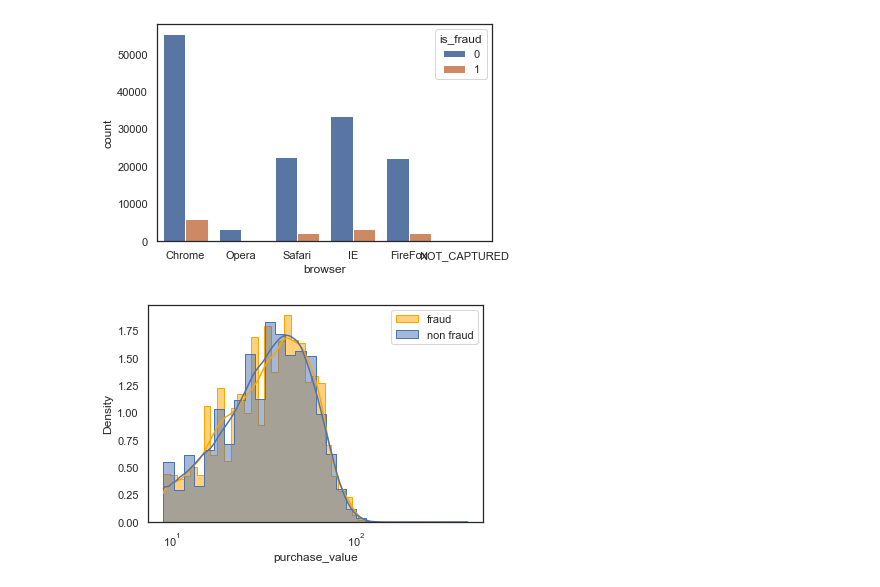
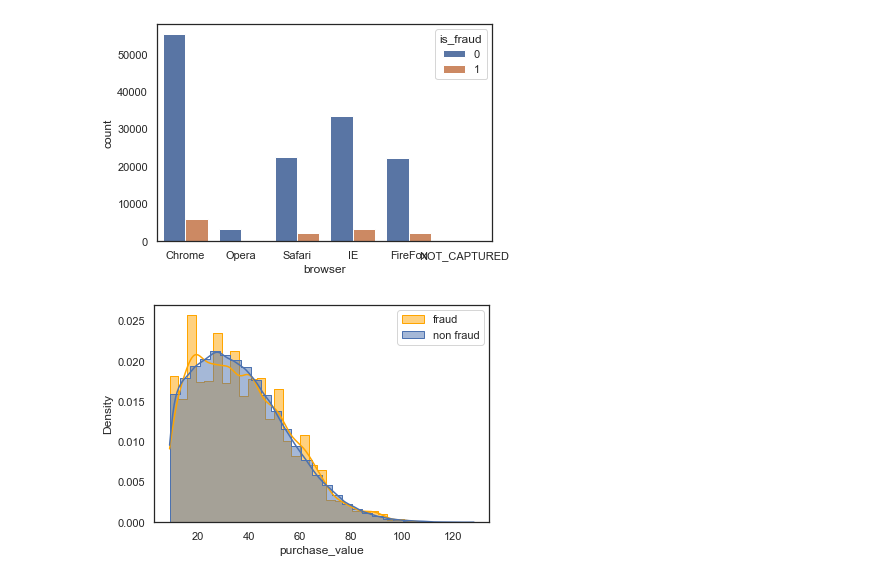
Before and after one commit to TeoTzeShuen/school, a Jupyter notebook: Individual Project/project.ipynb, the cells around one changed output. Saved outputs shown, nothing was run; the diff lists cells and outputs as text; code cells hidden in the pictures.

Commit message:
Cleaned this up abit further.
New df for cleaned data, 'df_clean'
Some new annotations

```diff
--- a/Individual Project/project.ipynb
+++ b/Individual Project/project.ipynb
@@ -69,8 +69,8 @@ dtype: float64
 # %%
-df_rm = df.copy()
-df_rm = df_rm.dropna(axis=0, how='any') # copy df & drop rows with missing values
-print(df_rm.isnull().sum()) # check that df_rm has no missing values
-print(len(df_rm.index))
+df_clean = df.copy()
+df_clean = df_clean.dropna(axis=0, how='any') # copy df & drop rows with missing values
+print(df_clean.isnull().sum()) # check that df_clean has no missing values
+print(len(df_clean.index))
 # %% [output]
 user_id           0
 purchase_value    0
@@ -95,5 +96,5 @@ sns.boxplot(data=df['purchase_value'])
 # %%
 # massive outliers here - dictionary says value should be capped at 400, so we will hard cap the value at that and remove outliers.
-# NOTE please annotate and explain the use of this
-df_im = df.copy()
-df_im['purchase_value'] = df_im['purchase_value'].mask(df_im['purchase_value']>400,400)
+# copy df to df_im, with the condition to remove rows in which purchase value is over 400.
+# https://stackoverflow.com/questions/41800424/remove-rows-in-python-less-than-a-certain-value
+df_clean = df_clean[~(df_clean['purchase_value'] >= 400)]
@@ -130,21 +138,21 @@ sns.countplot(data=df, x='browser', hue='is_fraud')
 # %%
 # Deleted the old, non-regex way which involved splitting the data into 2 dfs. This is cleaner
 
 # Plotted in seaborn. I prefer how it looks. - https://seaborn.pydata.org/generated/seaborn.histplot.html
 # Done with regex - https://kanoki.org/2019/11/12/how-to-use-regex-in-pandas/
 
 # A few comments on the params passed
 # bins=30 - we choose a lower bin value so that the histogram is less 'spotty', won't affect kde anyways
 # stat='density' - This normalizes the areas of both hisotgrams to 1, making them directly comparable
 #           - (pct(%) or probability would result in the non fraud hist being notably smaller.)
 # kde - kernel density emulation helps us build an easily readable smoothed probabiltiy line, making the skew easy to see
 # log_scale - the raw data is extremely skewed so logaritmic scaling helps make the significant data take up more space along the x-axis.
-sns.histplot(df_im[df_im['is_fraud']==1]['purchase_value'], bins=30, stat='density', kde=True, log_scale=True, element="step", label = 'fraud', color="Orange")
-sns.histplot(df_im[df_im['is_fraud']==0]['purchase_value'], bins=30, stat='density', kde=True, log_scale=True, element="step", label = 'non fraud')
+sns.histplot(df_clean[df_clean['is_fraud']==1]['purchase_value'], bins=30, stat='density', kde=True, element="step", label = 'fraud', color="Orange")
+sns.histplot(df_clean[df_clean['is_fraud']==0]['purchase_value'], bins=30, stat='density', kde=True,  element="step", label = 'non fraud')
 plt.legend()
 plt.show()
 # %% [output]
-[figure, old version]
+[figure, new version]
 # %%
 # we can see that the distribution of purchase value for fraud and non fraud cases both have similar distribution curves,
 # therefore, purchase value is inconclusive to test for fraudulent cases
```
Also changed, not shown: parts of 7 cells of this notebook.
